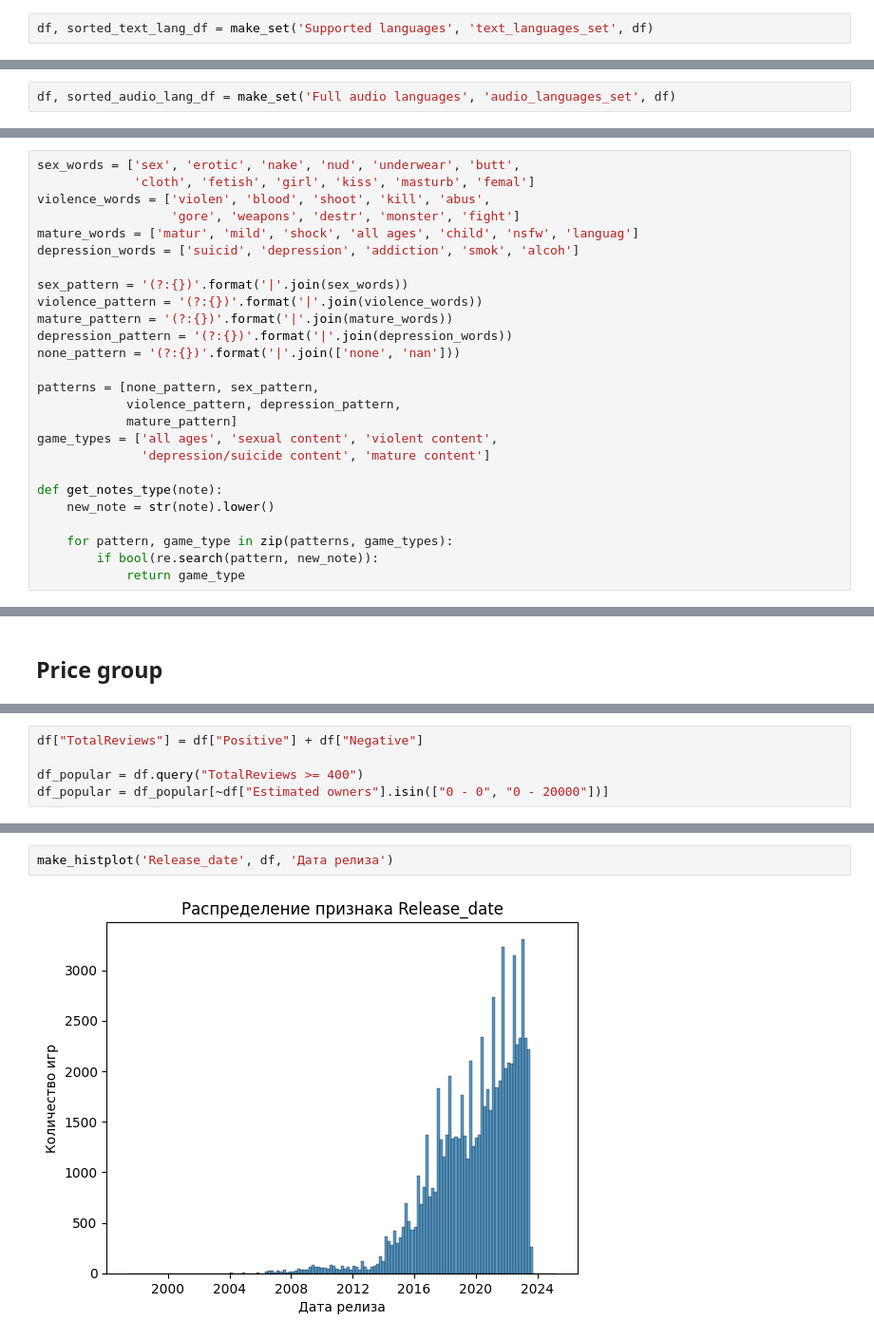
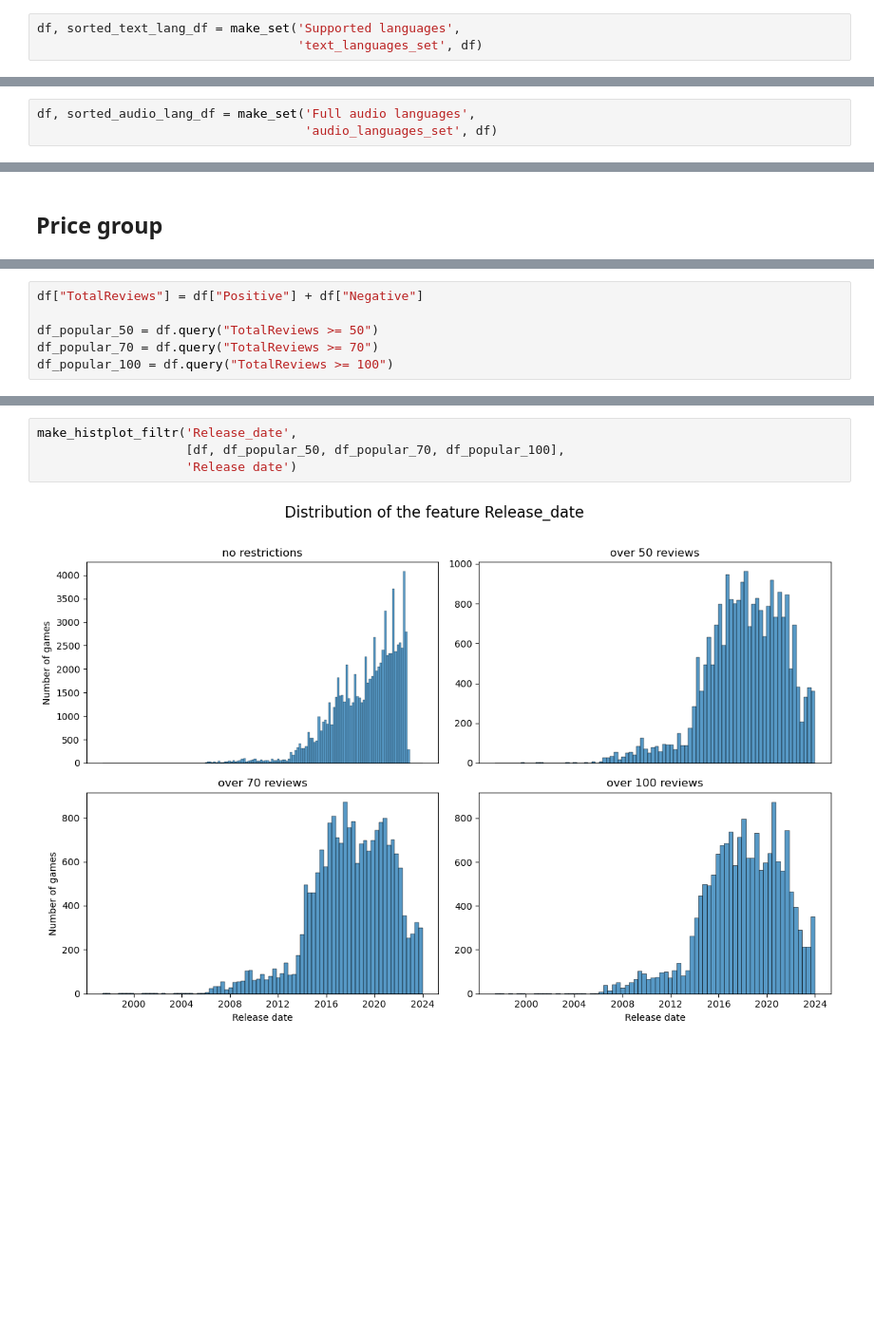
Before and after one commit to avermilov/Steam2Rec, a Jupyter notebook: EDA/EDA_games.ipynb, the cells around one changed output, grey strips where cells are left out. Shown at 95% size. Cells and saved outputs as stored; diff of their text form; blank space fills up the shorter version.

Commit message:
Update trash game filtering, move features to separate py files

```diff
--- a/EDA/EDA_games.ipynb
+++ b/EDA/EDA_games.ipynb
@@ -445,3 +357,4 @@ def make_set(feature, new_feature, df):
 # %%
-df, sorted_text_lang_df = make_set('Supported languages', 'text_languages_set', df)
+df, sorted_text_lang_df = make_set('Supported languages',
+                                   'text_languages_set', df)
 # %%
@@ -478,2 +392,3 @@ make_histplot('Num Full audio languages', df[df['Num Full audio languages'] < 60
 # %%
-df, sorted_audio_lang_df = make_set('Full audio languages', 'audio_languages_set', df)
+df, sorted_audio_lang_df = make_set('Full audio languages',
+                                    'audio_languages_set', df)
@@ -558,31 +514,5 @@ make_distplot('Median playtime forever',
 # %% [markdown]
 ### Notes
-# %%
-sex_words = ['sex', 'erotic', 'nake', 'nud', 'underwear', 'butt',
-             'cloth', 'fetish', 'girl', 'kiss', 'masturb', 'femal']
-violence_words = ['violen', 'blood', 'shoot', 'kill', 'abus',
-                  'gore', 'weapons', 'destr', 'monster', 'fight']
-mature_words = ['matur', 'mild', 'shock', 'all ages', 'child', 'nsfw', 'languag']
-depression_words = ['suicid', 'depression', 'addiction', 'smok', 'alcoh']
-
-sex_pattern = '(?:{})'.format('|'.join(sex_words))
-violence_pattern = '(?:{})'.format('|'.join(violence_words))
-mature_pattern = '(?:{})'.format('|'.join(mature_words))
-depression_pattern = '(?:{})'.format('|'.join(depression_words))
-none_pattern = '(?:{})'.format('|'.join(['none', 'nan']))
-
-patterns = [none_pattern, sex_pattern,
-            violence_pattern, depression_pattern,
-            mature_pattern]
-game_types = ['all ages', 'sexual content', 'violent content',
-              'depression/suicide content', 'mature content']
-
-def get_notes_type(note):
-    new_note = str(note).lower()
-
-    for pattern, game_type in zip(patterns, game_types):
-        if bool(re.search(pattern, new_note)):
-            return game_type
 # %%
 df['Notes_type'] = [get_notes_type(note) for note in df['Notes']]
 # %%
@@ -826,6 +776,7 @@ plot_correlated_features('Median playtime forever', 'Average playtime forever')
 # %%
 df["TotalReviews"] = df["Positive"] + df["Negative"]
 
-df_popular = df.query("TotalReviews >= 400")
-df_popular = df_popular[~df["Estimated owners"].isin(["0 - 0", "0 - 20000"])]
+df_popular_50 = df.query("TotalReviews >= 50")
+df_popular_70 = df.query("TotalReviews >= 70")
+df_popular_100 = df.query("TotalReviews >= 100")
 # %%
@@ -902,4 +910,6 @@ make_countplot('Estimated owners', df_popular, 'Ожидаемое количе
 # %%
-make_histplot('Release_date', df, 'Дата релиза')
+make_histplot_filtr('Release_date',
+                    [df, df_popular_50, df_popular_70, df_popular_100],
+                    'Release date')
 # %% [output]
-[figure, old version]
+[figure, new version]
```
Also changed, not shown: parts of 153 cells of this notebook, 2 other files.
